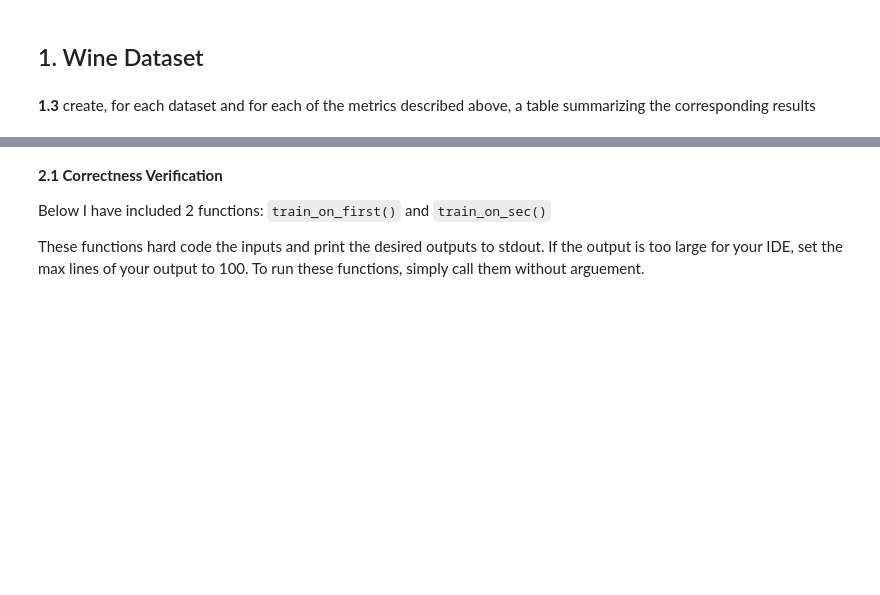
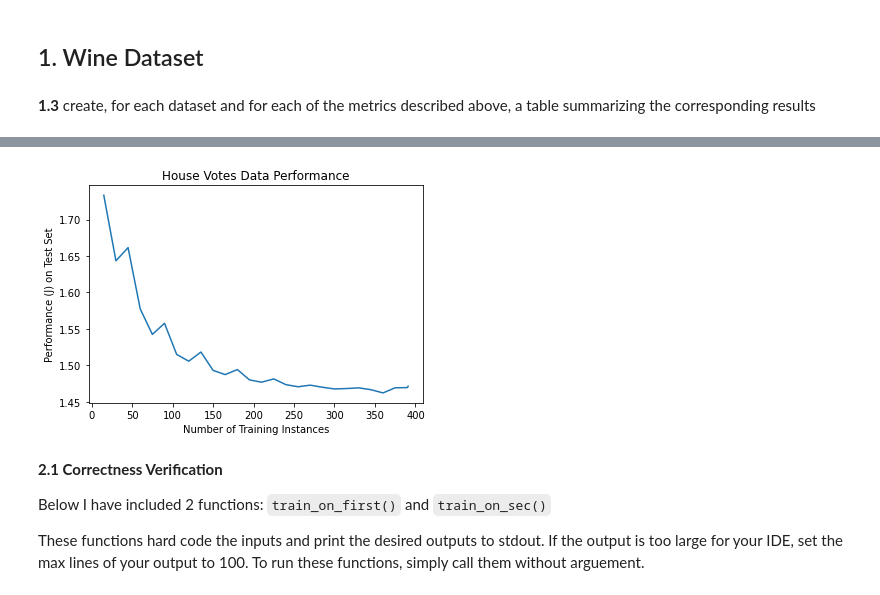
Before and after one commit to Andrei-Treil/CS589-Neural-Net, a Jupyter notebook: hw4.ipynb, the cells around one changed output, grey strips where cells are left out. Drawn from its saved outputs; the diff is of its cells as text; code cells hidden in the pictures; blank space fills up the shorter version.

```diff
--- a/hw4.ipynb
+++ b/hw4.ipynb
@@ -362,10 +463,12 @@ print(arc_table_h)
 # %%
-wine_j,wine_count = k_fold(wine_fold,wine_vals,[[13,8,3]],0.1,0.001,1,5,get_j=True)
-plt.plot(wine_count,wine_j)
-plt.xlabel('Number of Training Instances (step = 5)')
+house_j,house_count = k_fold(house_fold,house_vals,[[16,8,2]],0.1,0.01,3,15,get_j=True)
+plt.plot(house_count,house_j)
+plt.xlabel('Number of Training Instances')
 plt.ylabel('Performance (J) on Test Set')
-plt.title('Wine Data Performance')
+plt.title('House Votes Data Performance')
 plt.show()
+# %% [output]
+[figure, added]
 # %% [markdown]
 **2.1 Correctness Verification**
 
```
Also changed, not shown: parts of 11 cells of this notebook.
